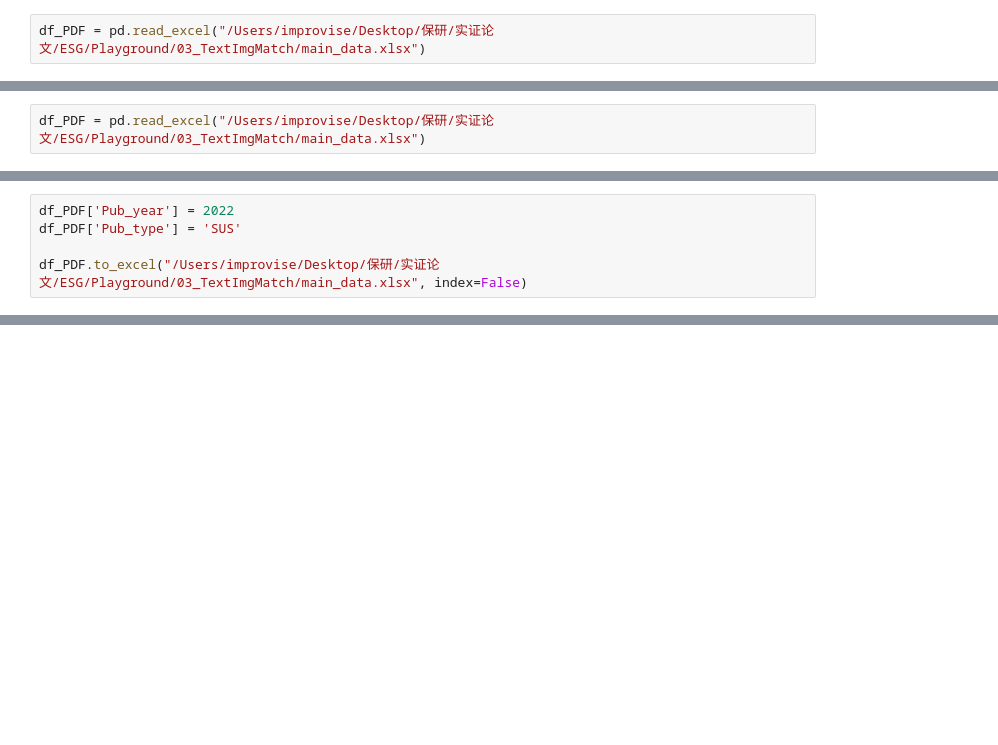
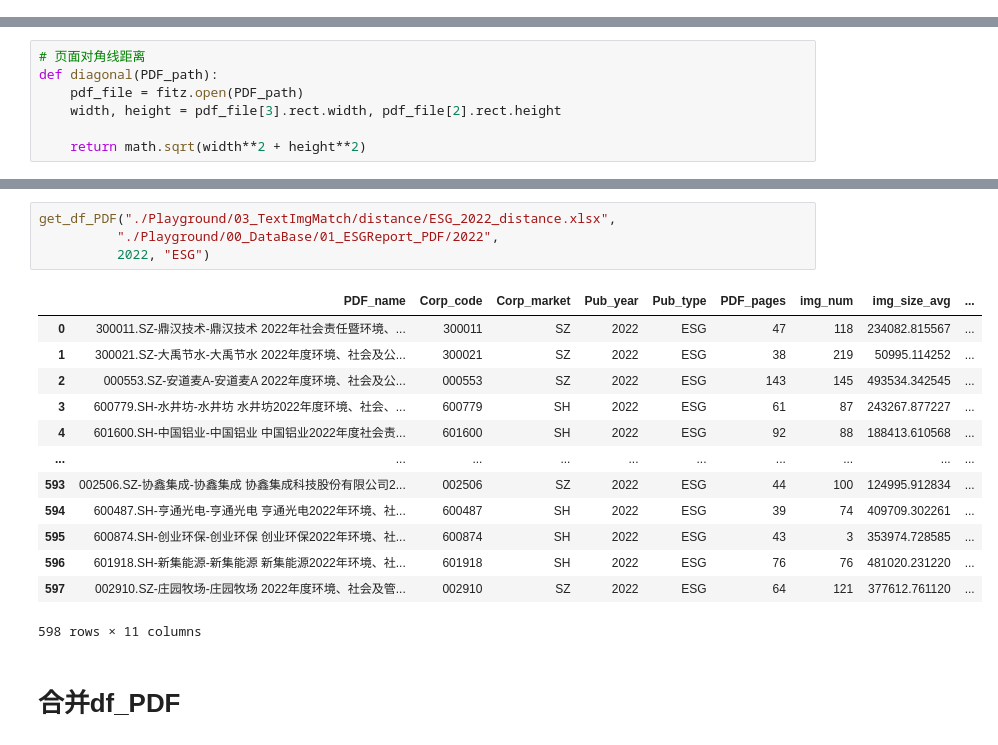
Before and after one commit to Lorre-Ramon/ESGImg, a Jupyter notebook: main_collection.ipynb, the cells around one changed output, grey strips where cells are left out. Drawn from its saved outputs; the diff is of its cells as text; blank space fills up the shorter version.

Commit message:
major variables completed, waiting for ESG data to be updated

```diff
--- a/main_collection.ipynb
+++ b/main_collection.ipynb
@@ -66,2 +0,0 @@ df_PDF.to_excel("/Users/improvise/Desktop/保研/实证论文/ESG/Playground/03_
-# %%
-df_PDF = pd.read_excel("/Users/improvise/Desktop/保研/实证论文/ESG/Playground/03_TextImgMatch/main_data.xlsx")
@@ -98,2 +0,0 @@ df_PDF
-# %%
-df_PDF = pd.read_excel("/Users/improvise/Desktop/保研/实证论文/ESG/Playground/03_TextImgMatch/main_data.xlsx")
@@ -114,5 +0,0 @@ df_PDF = pd.read_excel("/Users/improvise/Desktop/保研/实证论文/ESG/Playgro
-# %%
-df_PDF['Pub_year'] = 2022
-df_PDF['Pub_type'] = 'SUS'
-
-df_PDF.to_excel("/Users/improvise/Desktop/保研/实证论文/ESG/Playground/03_TextImgMatch/main_data.xlsx", index=False)
@@ -118,0 +17,7 @@ df_PDF.to_excel("/Users/improvise/Desktop/保研/实证论文/ESG/Playground/03_
+# %%
+# 页面对角线距离
+def diagonal(PDF_path):
+    pdf_file = fitz.open(PDF_path)
+    width, height = pdf_file[3].rect.width, pdf_file[2].rect.height
+
+    return math.sqrt(width**2 + height**2)
@@ -118,0 +85,20 @@ df_PDF.to_excel("/Users/improvise/Desktop/保研/实证论文/ESG/Playground/03_
+# %%
+get_df_PDF("./Playground/03_TextImgMatch/distance/ESG_2022_distance.xlsx",
+          "./Playground/00_DataBase/01_ESGReport_PDF/2022",
+          2022, "ESG")
+# %% [output]
+|  | PDF_name | Corp_code | Corp_market | Pub_year | Pub_type | PDF_pages | img_num | img_size_avg | ... |
+| 0 | 300011.SZ-鼎汉技术-鼎汉技术 2022年社会责任暨环境、... | 300011 | SZ | 2022 | ESG | 47 | 118 | 234082.815567 | ... |
+| 1 | 300021.SZ-大禹节水-大禹节水 2022年度环境、社会及公... | 300021 | SZ | 2022 | ESG | 38 | 219 | 50995.114252 | ... |
+| 2 | 000553.SZ-安道麦A-安道麦A 2022年度环境、社会及公... | 000553 | SZ | 2022 | ESG | 143 | 145 | 493534.342545 | ... |
+| 3 | 600779.SH-水井坊-水井坊 水井坊2022年度环境、社会、... | 600779 | SH | 2022 | ESG | 61 | 87 | 243267.877227 | ... |
+| 4 | 601600.SH-中国铝业-中国铝业 中国铝业2022年度社会责... | 601600 | SH | 2022 | ESG | 92 | 88 | 188413.610568 | ... |
+| ... | ... | ... | ... | ... | ... | ... | ... | ... | ... |
+| 593 | 002506.SZ-协鑫集成-协鑫集成 协鑫集成科技股份有限公司2... | 002506 | SZ | 2022 | ESG | 44 | 100 | 124995.912834 | ... |
+| 594 | 600487.SH-亨通光电-亨通光电 亨通光电2022年环境、社... | 600487 | SH | 2022 | ESG | 39 | 74 | 409709.302261 | ... |
+| 595 | 600874.SH-创业环保-创业环保 创业环保2022年环境、社... | 600874 | SH | 2022 | ESG | 43 | 3 | 353974.728585 | ... |
+| 596 | 601918.SH-新集能源-新集能源 新集能源2022年环境、社... | 601918 | SH | 2022 | ESG | 76 | 76 | 481020.231220 | ... |
+| 597 | 002910.SZ-庄园牧场-庄园牧场 2022年度环境、社会及管... | 002910 | SZ | 2022 | ESG | 64 | 121 | 377612.761120 | ... |
+598 rows × 11 columns
+# %% [markdown]
+# 合并df_PDF
```
Also changed, not shown: parts of 74 cells of this notebook.
